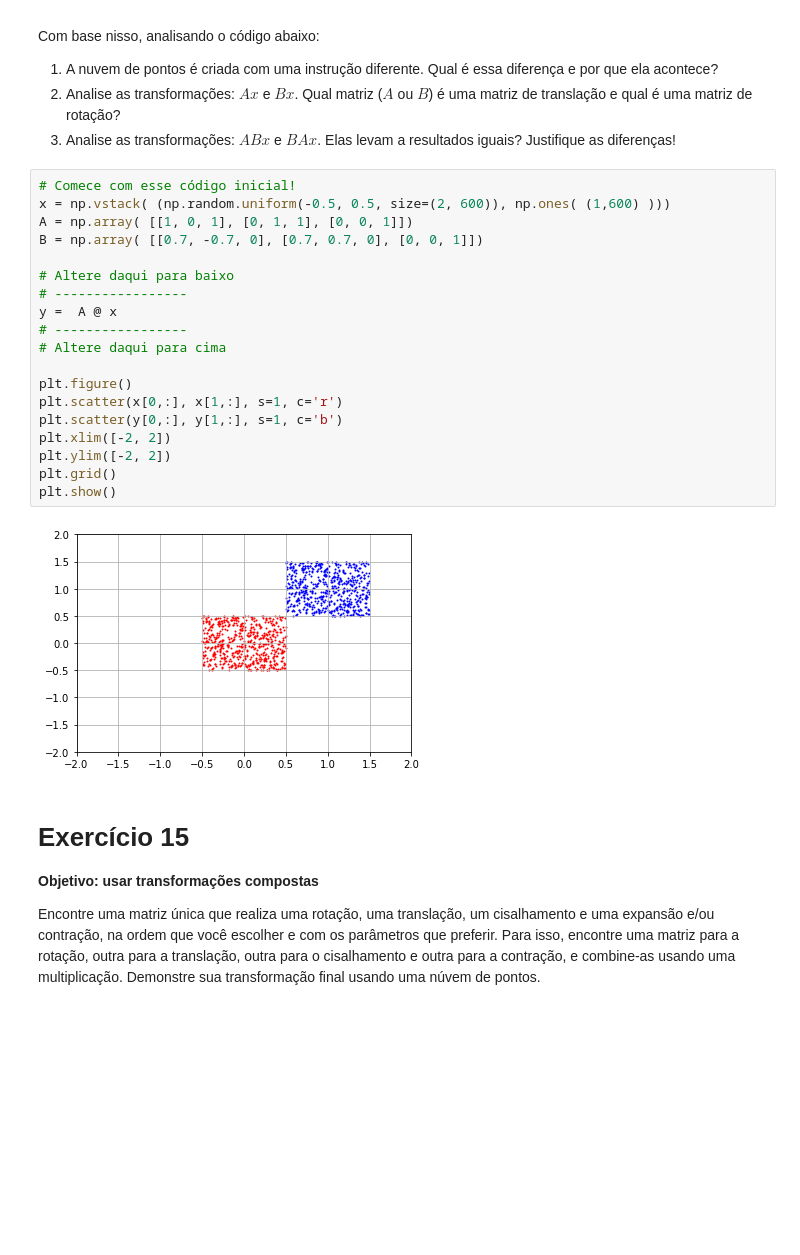
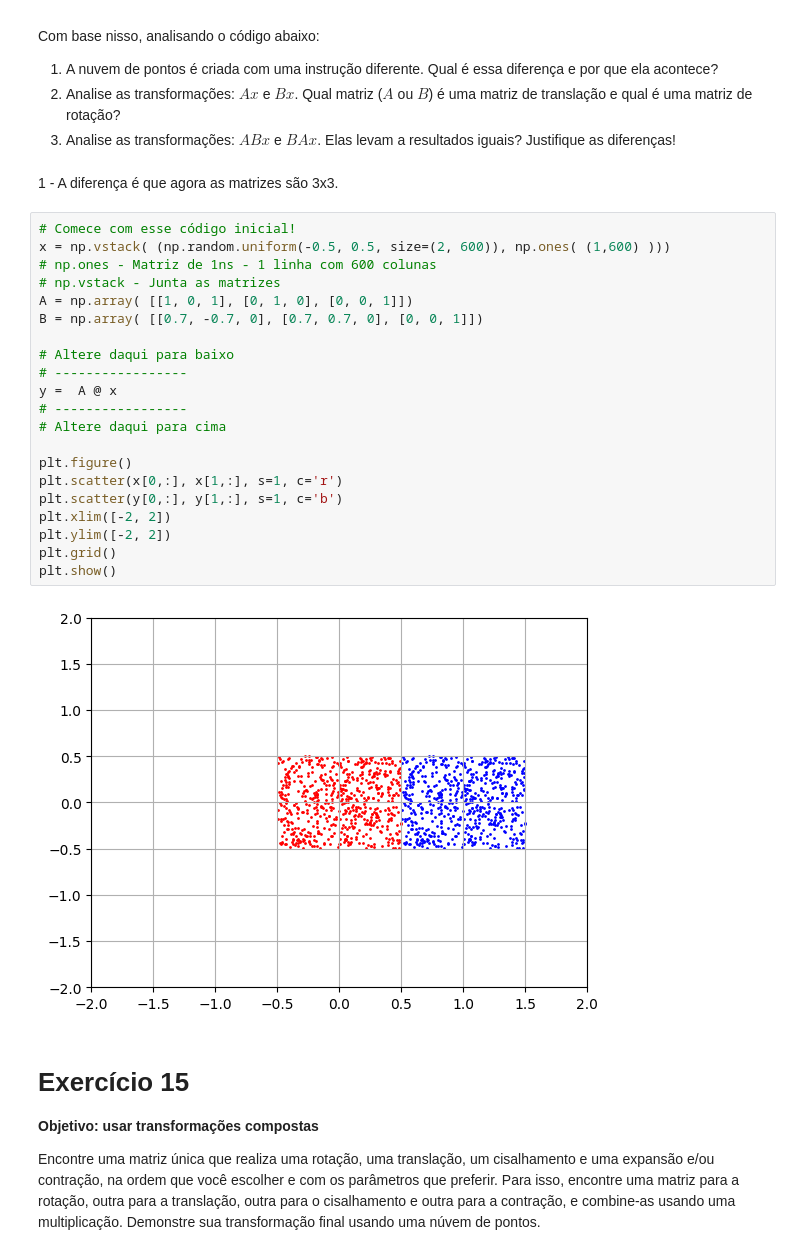
Before and after one commit to jonasbp/AlgLin24-1, a Jupyter notebook: Aula3/03-geometria_analitica.ipynb, the cells around one changed output. Drawn from its saved outputs; the diff is of its cells as text; blank space fills up the shorter version.

```diff
--- a/Aula3/03-geometria_analitica.ipynb
+++ b/Aula3/03-geometria_analitica.ipynb
@@ -664,27 +673,31 @@ Com base nisso, analisando o código abaixo:
 1. A nuvem de pontos é criada com uma instrução diferente. Qual é essa diferença e por que ela acontece?
 2. Analise as transformações: $Ax$ e $Bx$. Qual matriz ($A$ ou $B$) é uma matriz de translação e qual é uma matriz de rotação?
 3. Analise as transformações: $ABx$ e $BAx$. Elas levam a resultados iguais? Justifique as diferenças!
+# %% [markdown]
+1 - A diferença é que agora as matrizes são 3x3.
 # %%
 # Comece com esse código inicial!
 x = np.vstack( (np.random.uniform(-0.5, 0.5, size=(2, 600)), np.ones( (1,600) )))
-A = np.array( [[1, 0, 1], [0, 1, 1], [0, 0, 1]])
+# np.ones - Matriz de 1ns - 1 linha com 600 colunas
+# np.vstack - Junta as matrizes
+A = np.array( [[1, 0, 1], [0, 1, 0], [0, 0, 1]])
 B = np.array( [[0.7, -0.7, 0], [0.7, 0.7, 0], [0, 0, 1]])
 
 # Altere daqui para baixo
 # -----------------
 y =  A @ x
 # -----------------
 # Altere daqui para cima
 
 plt.figure()
 plt.scatter(x[0,:], x[1,:], s=1, c='r')
 plt.scatter(y[0,:], y[1,:], s=1, c='b')
 plt.xlim([-2, 2])
 plt.ylim([-2, 2])
 plt.grid()
 plt.show()
 # %% [output]
-[figure, old version]
+[figure, new version]
 # %% [markdown]
 # Exercício 15
 **Objetivo: usar transformações compostas**
```
Also changed, not shown: parts of 24 cells of this notebook, 5 other files.
